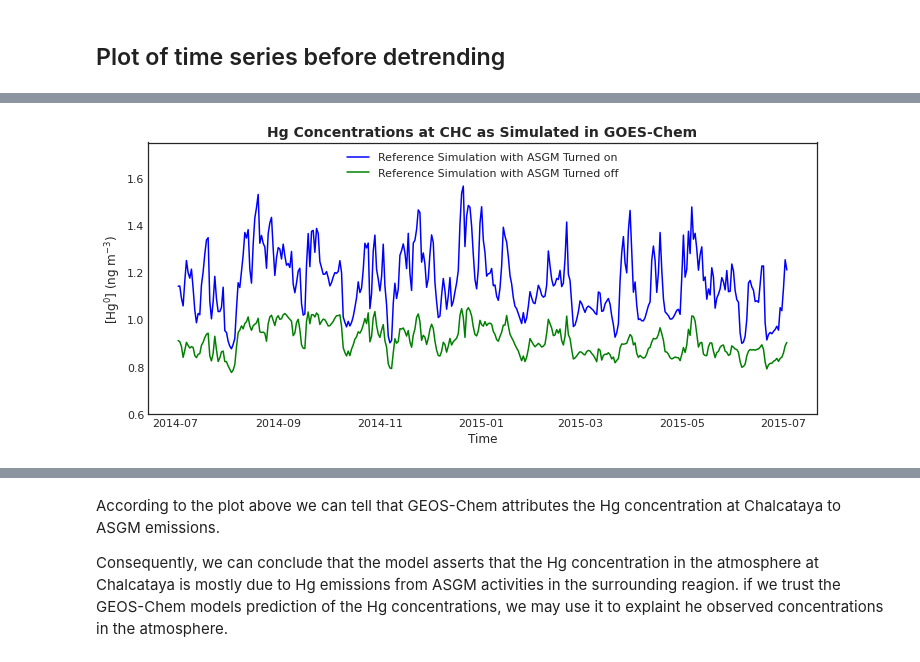
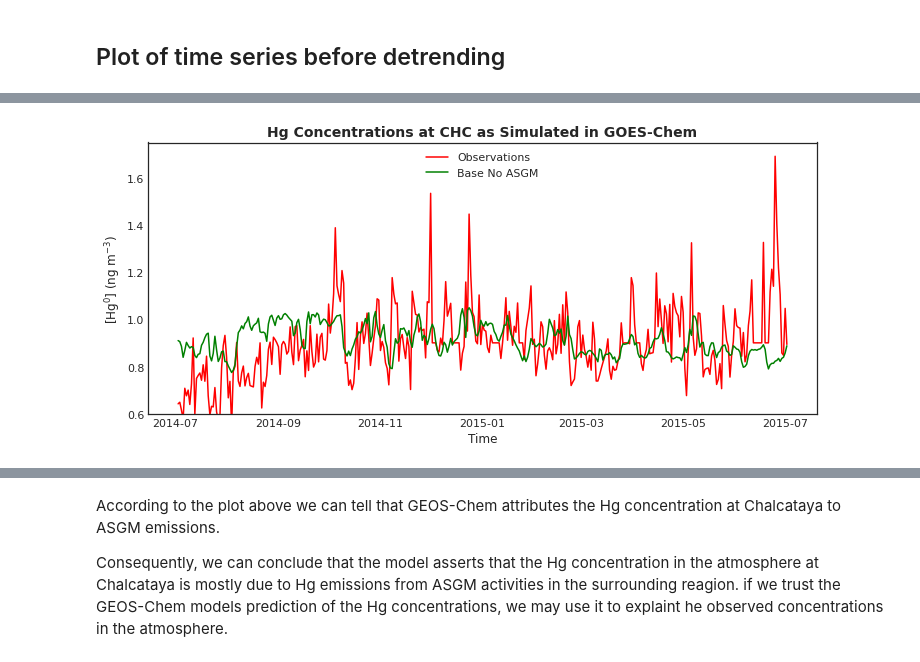
Before and after one commit to Shakes-tzd/MIT_TPP_thesis, a Jupyter notebook: JPnotebooks/Time series plots .ipynb, the cells around one changed output, grey strips where cells are left out. Cells and saved outputs as stored; diff of their text form; code cells hidden in the pictures.

```diff
--- a/JPnotebooks/Time series plots .ipynb
+++ b/JPnotebooks/Time series plots .ipynb
@@ -158,26 +205,26 @@ Next we weill create the same plot for the model output tio figure out if GEOS C
 # %%
 #Set Up figure
 fig= plt.figure( figsize=[12,5])
 ax= fig.add_subplot(111)
 
 #define labels
 Title='Hg Concentrations at CHC as Simulated in GOES-Chem'
 Y_label='[Hg$^0$] (ng m$^{-3}$)'
 X_label= 'Time'
 
 #define data
 plt_data1=GCno_asgm.SpeciesConc_Hg0
-plt_data2=GC_asgm.SpeciesConc_Hg0
-
+plt_data2=obsNC.value
 #Plots
-ax.plot(plt_data2,color = 'blue',label = 'Reference Simulation with ASGM Turned on')
-ax.plot(plt_data1,color = 'green',label = 'Reference Simulation with ASGM Turned off')
+ax.plot(plt_data2,color = 'red',label = 'Observations')
+ax.plot(plt_data1,color = 'green',label = 'Base No ASGM')
 #Turn on labels
 ax.set_title(Title, size=14,fontweight="bold")
 plt.ylabel(Y_label)
 plt.xlabel(X_label)
 plt.legend(loc=9)
 plt.ylim(0.6, 1.75)
 plt.show()
+fig.savefig('MCMC_Refactored_Notebooks/MIT_TPP_thesis/figures/ModelvsObs/GC_base_ObsvNoASGMv1.png')
 # %% [output]
-[figure, old version]
+[figure, new version]
```
Also changed, not shown: parts of 12 cells of this notebook, 32 other files.
